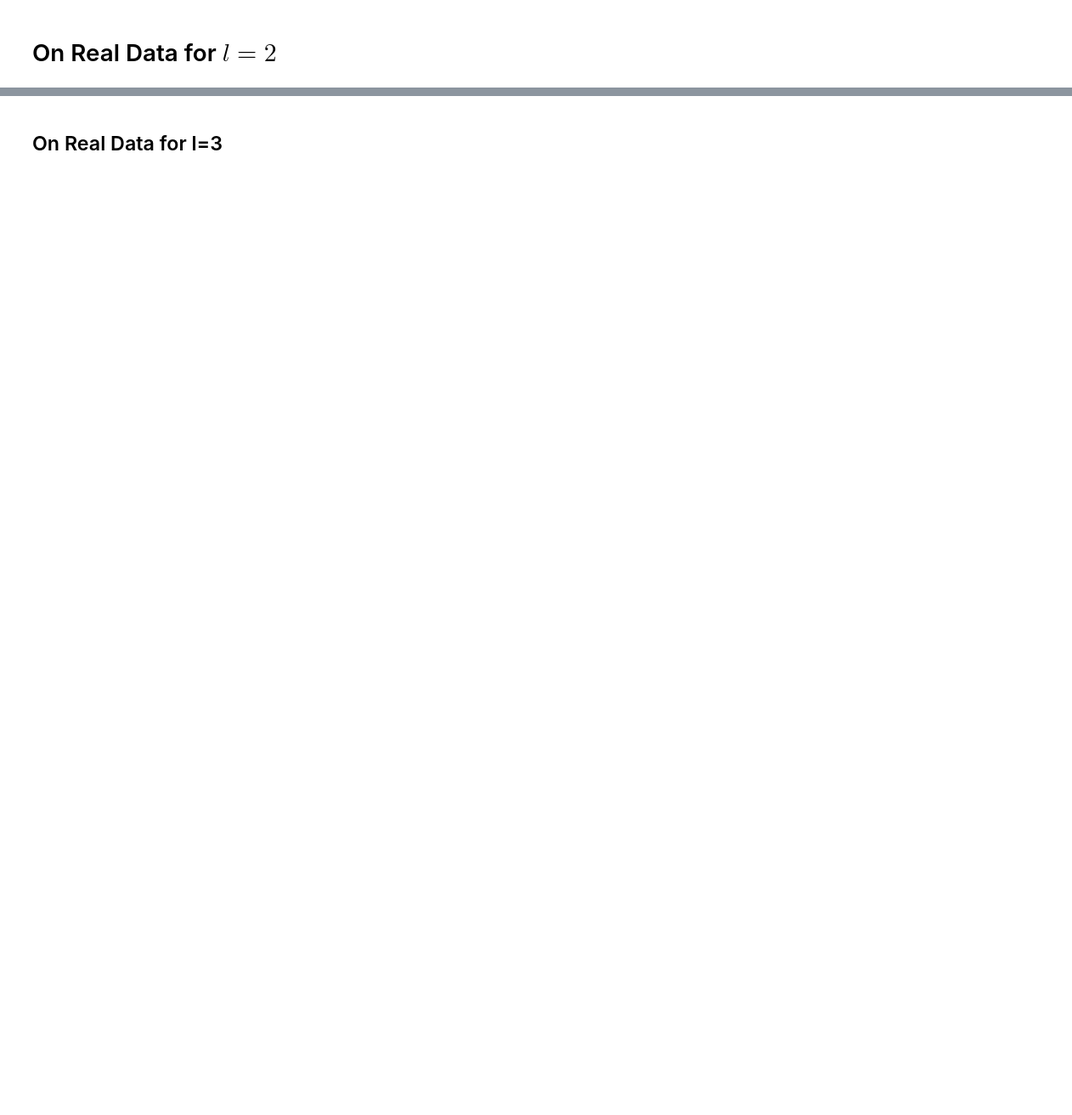
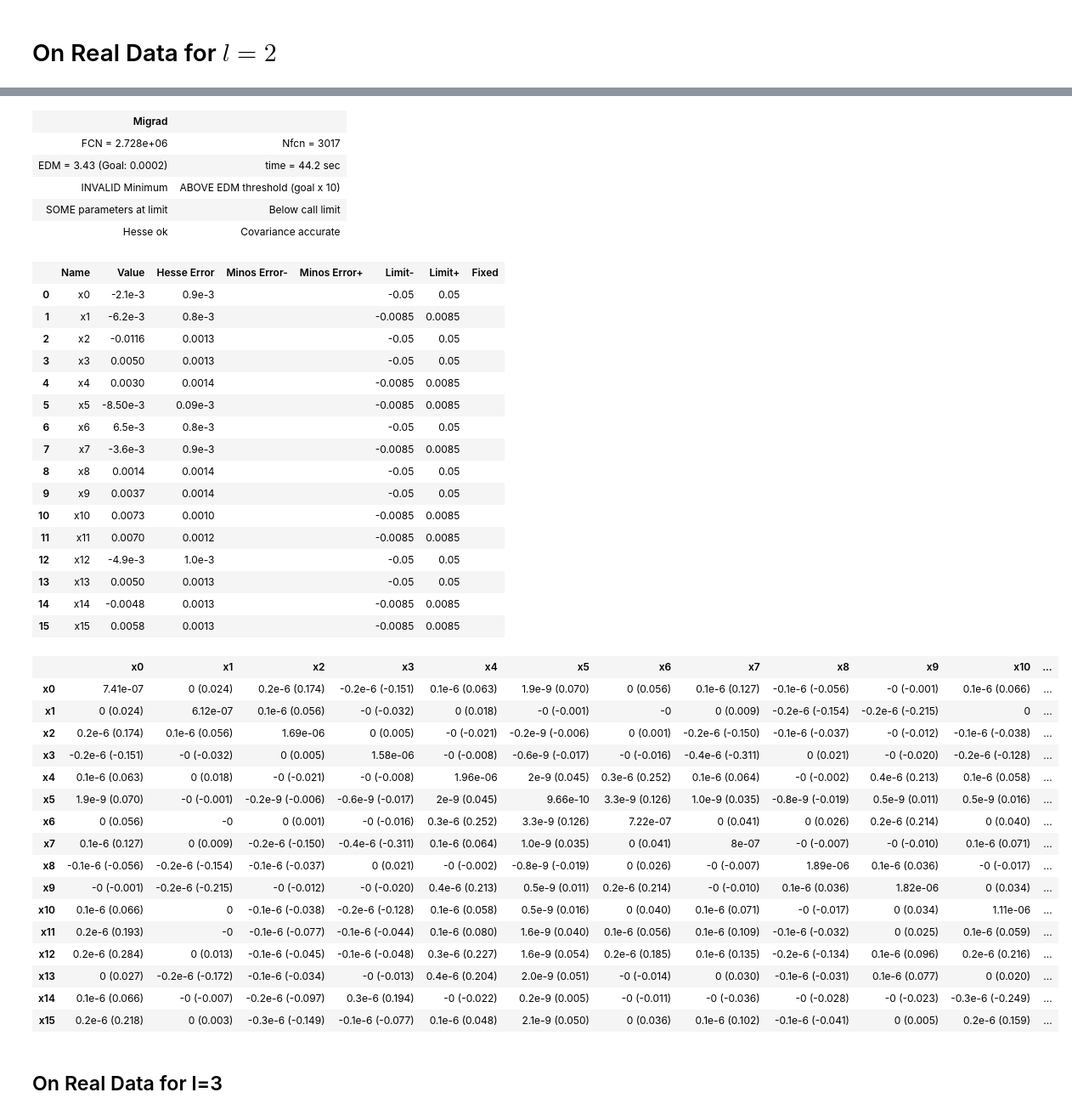
Before and after one commit to MatteoMancini01/Gaia_EDR3, a Jupyter notebook: Tests_Least_Square.ipynb, the cells around one changed output, grey strips where cells are left out. Shown at 85% size. Saved outputs shown, nothing was run; the diff lists cells and outputs as text; code cells hidden in the pictures; blank space fills up the shorter version.

```diff
--- a/Tests_Least_Square.ipynb
+++ b/Tests_Least_Square.ipynb
@@ -385,0 +336,4 @@ True values:
+# %%
+# Load data
+df = load_qso_dataframe()
+angles, obs, error = config_data(df)
@@ -386,24 +430,2 @@ True values:
 # %% [markdown]
 # On Real Data for $l=2$
-# %%
-# Preparing dataset
-ra_rad = jnp.deg2rad(jnp.array(df["ra"].values))
-dec_rad = jnp.deg2rad(jnp.array(df["dec"].values))
-
-# Group as [ra, dec] shape = (2, N)
-angles = jnp.stack([ra_rad, dec_rad])
-
-# Prepare observed proper motions
-pmra = jnp.array(df["pmra"].values)
-pmdec = jnp.array(df["pmdec"].values)
-
-# Group as [pmra, pmdec] shape = (2, N)
-obs = jnp.stack([pmra, pmdec])
-
-# Prepare error
-pmra_error = jnp.array(df["pmra_error"].values)
-pmdec_error = jnp.array(df["pmdec_error"].values)
-corr = jnp.array(df["pmra_pmdec_corr"].values)
-
-# Group as [pmra_error, pmdec_error, pmra_pmdec_corr] shape = (3, N)
-error = jnp.stack([pmra_error, pmdec_error, corr])
@@ -430,7 +432,7 @@ limits
 # %%
 lmax = 2
 total_params = count_vsh_coeffs(lmax)
-limits = vsh_minuit_limits(lmax=2, t_bound=0.01, s_bound=0.009)
+limits = vsh_minuit_limits(lmax=2, t_bound=0.05, s_bound=0.01)
 
 # Flat vector theta: [t10, ..., t_lmaxm, s10, ..., s_lmaxm]
 theta_init = jnp.zeros(total_params)
@@ -451,5 +453,6 @@ for i, name in enumerate(m.parameters):
 
 
 m.migrad()
-m.params
+print(m.params)
+print('Converged to miminum?', m.fmin.is_valid)
 # %% [output]
@@ -492,3 +499,46 @@ Dec (deg)                : -24.976987838745117
+# %%
+m
+# %% [output]
+| Migrad |  |
+| FCN = 2.728e+06 | Nfcn = 3017 |
+| EDM = 3.43 (Goal: 0.0002) | time = 44.2 sec |
+| INVALID Minimum | ABOVE EDM threshold (goal x 10) |
+| SOME parameters at limit | Below call limit |
+| Hesse ok | Covariance accurate |
+|  | Name | Value | Hesse Error | Minos Error- | Minos Error+ | Limit- | Limit+ | Fixed |
+| 0 | x0 | -2.1e-3 | 0.9e-3 |  |  | -0.05 | 0.05 |  |
+| 1 | x1 | -6.2e-3 | 0.8e-3 |  |  | -0.0085 | 0.0085 |  |
+| 2 | x2 | -0.0116 | 0.0013 |  |  | -0.05 | 0.05 |  |
+| 3 | x3 | 0.0050 | 0.0013 |  |  | -0.05 | 0.05 |  |
+| 4 | x4 | 0.0030 | 0.0014 |  |  | -0.0085 | 0.0085 |  |
+| 5 | x5 | -8.50e-3 | 0.09e-3 |  |  | -0.0085 | 0.0085 |  |
+| 6 | x6 | 6.5e-3 | 0.8e-3 |  |  | -0.05 | 0.05 |  |
+| 7 | x7 | -3.6e-3 | 0.9e-3 |  |  | -0.0085 | 0.0085 |  |
+| 8 | x8 | 0.0014 | 0.0014 |  |  | -0.05 | 0.05 |  |
+| 9 | x9 | 0.0037 | 0.0014 |  |  | -0.05 | 0.05 |  |
+| 10 | x10 | 0.0073 | 0.0010 |  |  | -0.0085 | 0.0085 |  |
+| 11 | x11 | 0.0070 | 0.0012 |  |  | -0.0085 | 0.0085 |  |
+| 12 | x12 | -4.9e-3 | 1.0e-3 |  |  | -0.05 | 0.05 |  |
+| 13 | x13 | 0.0050 | 0.0013 |  |  | -0.05 | 0.05 |  |
+| 14 | x14 | -0.0048 | 0.0013 |  |  | -0.0085 | 0.0085 |  |
+| 15 | x15 | 0.0058 | 0.0013 |  |  | -0.0085 | 0.0085 |  |
+|  | x0 | x1 | x2 | x3 | x4 | x5 | x6 | x7 | x8 | x9 | x10 | ... |
+| x0 | 7.41e-07 | 0 (0.024) | 0.2e-6 (0.174) | -0.2e-6 (-0.151) | 0.1e-6 (0.063) | 1.9e-9 (0.070) | 0 (0.056) | 0.1e-6 (0.127) | -0.1e-6 (-0.056) | -0 (-0.001) | 0.1e-6 (0.066) | ... |
+| x1 | 0 (0.024) | 6.12e-07 | 0.1e-6 (0.056) | -0 (-0.032) | 0 (0.018) | -0 (-0.001) | -0 | 0 (0.009) | -0.2e-6 (-0.154) | -0.2e-6 (-0.215) | 0 | ... |
+| x2 | 0.2e-6 (0.174) | 0.1e-6 (0.056) | 1.69e-06 | 0 (0.005) | -0 (-0.021) | -0.2e-9 (-0.006) | 0 (0.001) | -0.2e-6 (-0.150) | -0.1e-6 (-0.037) | -0 (-0.012) | -0.1e-6 (-0.038) | ... |
+| x3 | -0.2e-6 (-0.151) | -0 (-0.032) | 0 (0.005) | 1.58e-06 | -0 (-0.008) | -0.6e-9 (-0.017) | -0 (-0.016) | -0.4e-6 (-0.311) | 0 (0.021) | -0 (-0.020) | -0.2e-6 (-0.128) | ... |
+| x4 | 0.1e-6 (0.063) | 0 (0.018) | -0 (-0.021) | -0 (-0.008) | 1.96e-06 | 2e-9 (0.045) | 0.3e-6 (0.252) | 0.1e-6 (0.064) | -0 (-0.002) | 0.4e-6 (0.213) | 0.1e-6 (0.058) | ... |
+| x5 | 1.9e-9 (0.070) | -0 (-0.001) | -0.2e-9 (-0.006) | -0.6e-9 (-0.017) | 2e-9 (0.045) | 9.66e-10 | 3.3e-9 (0.126) | 1.0e-9 (0.035) | -0.8e-9 (-0.019) | 0.5e-9 (0.011) | 0.5e-9 (0.016) | ... |
+| x6 | 0 (0.056) | -0 | 0 (0.001) | -0 (-0.016) | 0.3e-6 (0.252) | 3.3e-9 (0.126) | 7.22e-07 | 0 (0.041) | 0 (0.026) | 0.2e-6 (0.214) | 0 (0.040) | ... |
+| x7 | 0.1e-6 (0.127) | 0 (0.009) | -0.2e-6 (-0.150) | -0.4e-6 (-0.311) | 0.1e-6 (0.064) | 1.0e-9 (0.035) | 0 (0.041) | 8e-07 | -0 (-0.007) | -0 (-0.010) | 0.1e-6 (0.071) | ... |
+| x8 | -0.1e-6 (-0.056) | -0.2e-6 (-0.154) | -0.1e-6 (-0.037) | 0 (0.021) | -0 (-0.002) | -0.8e-9 (-0.019) | 0 (0.026) | -0 (-0.007) | 1.89e-06 | 0.1e-6 (0.036) | -0 (-0.017) | ... |
+| x9 | -0 (-0.001) | -0.2e-6 (-0.215) | -0 (-0.012) | -0 (-0.020) | 0.4e-6 (0.213) | 0.5e-9 (0.011) | 0.2e-6 (0.214) | -0 (-0.010) | 0.1e-6 (0.036) | 1.82e-06 | 0 (0.034) | ... |
+| x10 | 0.1e-6 (0.066) | 0 | -0.1e-6 (-0.038) | -0.2e-6 (-0.128) | 0.1e-6 (0.058) | 0.5e-9 (0.016) | 0 (0.040) | 0.1e-6 (0.071) | -0 (-0.017) | 0 (0.034) | 1.11e-06 | ... |
+| x11 | 0.2e-6 (0.193) | -0 | -0.1e-6 (-0.077) | -0.1e-6 (-0.044) | 0.1e-6 (0.080) | 1.6e-9 (0.040) | 0.1e-6 (0.056) | 0.1e-6 (0.109) | -0.1e-6 (-0.032) | 0 (0.025) | 0.1e-6 (0.059) | ... |
+| x12 | 0.2e-6 (0.284) | 0 (0.013) | -0.1e-6 (-0.045) | -0.1e-6 (-0.048) | 0.3e-6 (0.227) | 1.6e-9 (0.054) | 0.2e-6 (0.185) | 0.1e-6 (0.135) | -0.2e-6 (-0.134) | 0.1e-6 (0.096) | 0.2e-6 (0.216) | ... |
+| x13 | 0 (0.027) | -0.2e-6 (-0.172) | -0.1e-6 (-0.034) | -0 (-0.013) | 0.4e-6 (0.204) | 2.0e-9 (0.051) | -0 (-0.014) | 0 (0.030) | -0.1e-6 (-0.031) | 0.1e-6 (0.077) | 0 (0.020) | ... |
+| x14 | 0.1e-6 (0.066) | -0 (-0.007) | -0.2e-6 (-0.097) | 0.3e-6 (0.194) | -0 (-0.022) | 0.2e-9 (0.005) | -0 (-0.011) | -0 (-0.036) | -0 (-0.028) | -0 (-0.023) | -0.3e-6 (-0.249) | ... |
+| x15 | 0.2e-6 (0.218) | 0 (0.003) | -0.3e-6 (-0.149) | -0.1e-6 (-0.077) | 0.1e-6 (0.048) | 2.1e-9 (0.050) | 0 (0.036) | 0.1e-6 (0.102) | -0.1e-6 (-0.041) | 0 (0.005) | 0.2e-6 (0.159) | ... |
 # %% [markdown]
 ## On Real Data for l=3
 # %%
```
Also changed, not shown: parts of 48 cells of this notebook, 20 other files.
